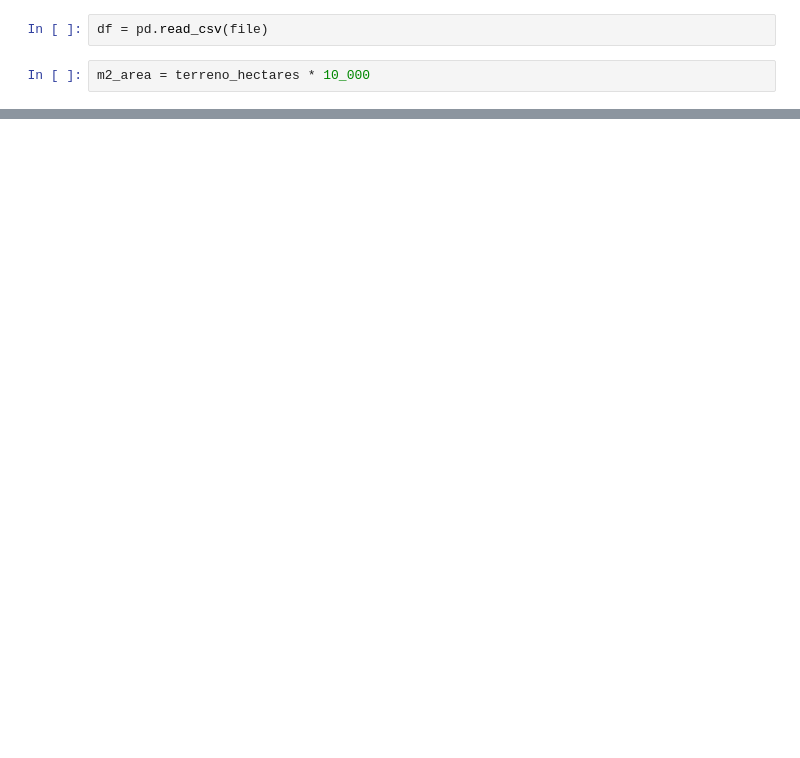
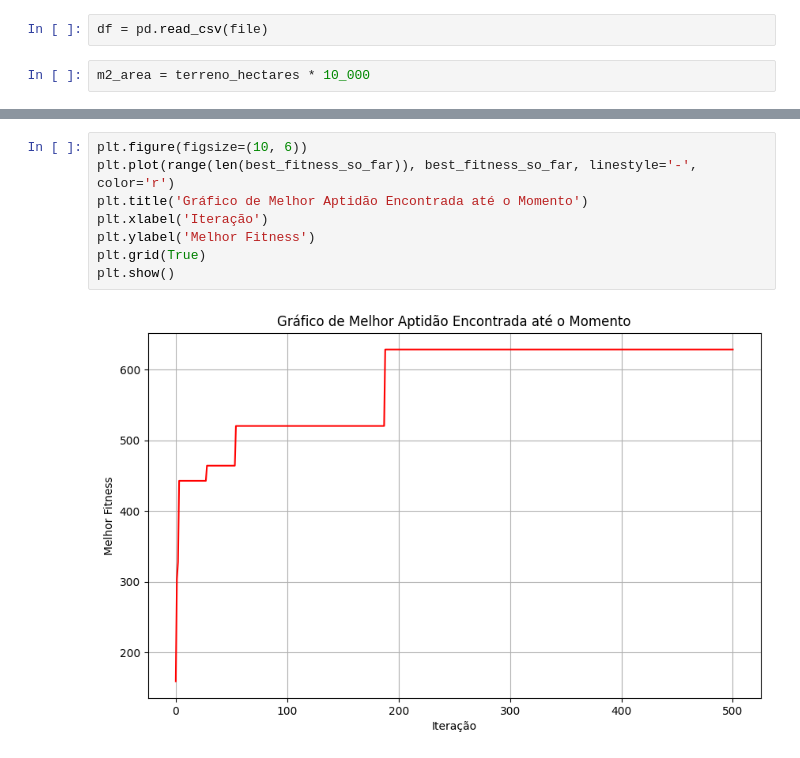
Before and after one commit to LeoJNogueira/fiap-tech-challenge-2, a Jupyter notebook: main.ipynb, the cells around one changed output, grey strips where cells are left out. Cells and saved outputs as stored; diff of their text form; blank space fills up the shorter version.

```diff
--- a/main.ipynb
+++ b/main.ipynb
@@ -67,0 +114,10 @@ print(best_result)
+# %%
+plt.figure(figsize=(10, 6))
+plt.plot(range(len(best_fitness_so_far)), best_fitness_so_far, linestyle='-', color='r')
+plt.title('Gráfico de Melhor Aptidão Encontrada até o Momento')
+plt.xlabel('Iteração')
+plt.ylabel('Melhor Fitness')
+plt.grid(True)
+plt.show()
+# %% [output]
+[figure, added]
```
Also changed, not shown: parts of 6 cells of this notebook, 2 other files.
